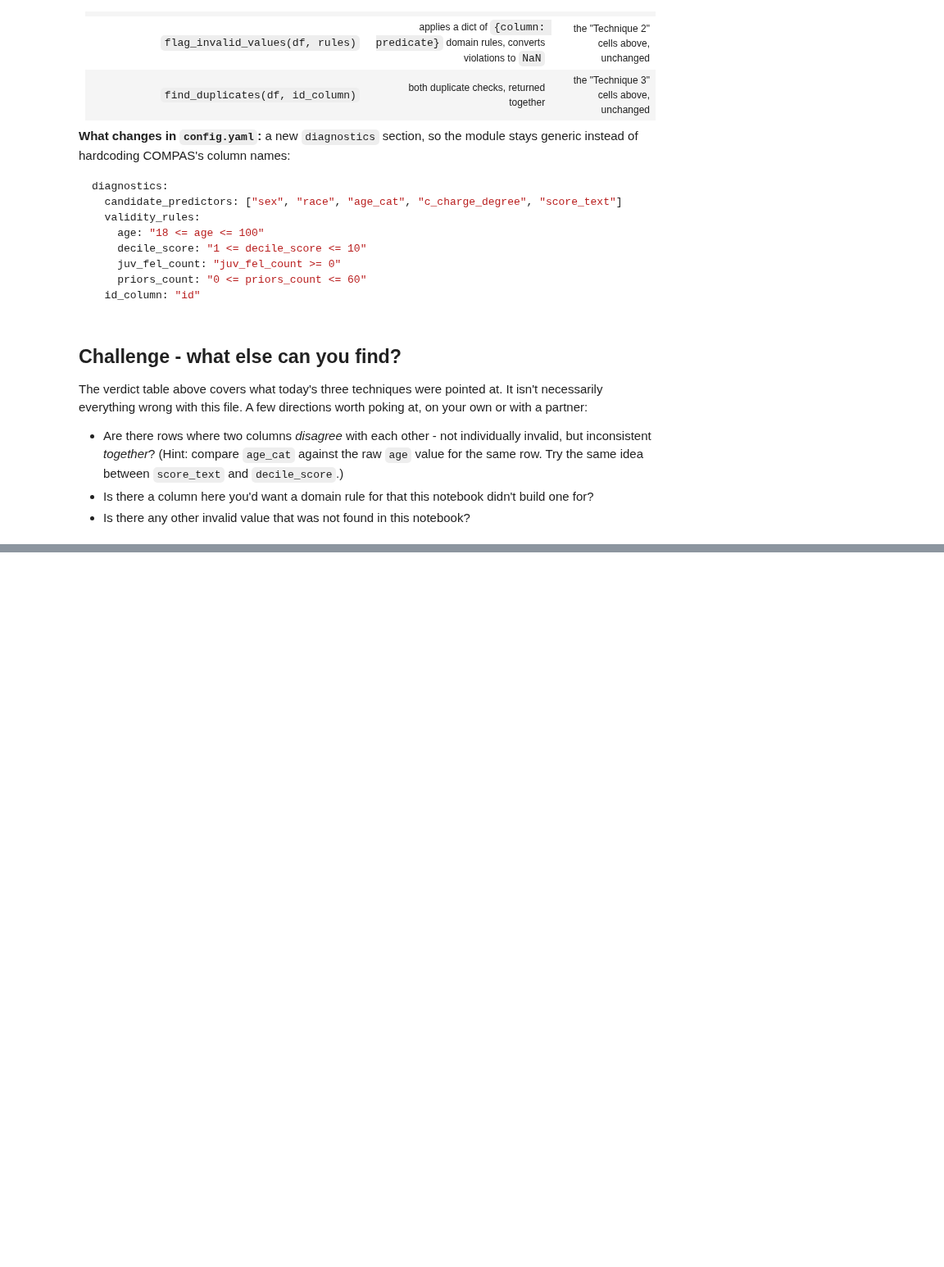
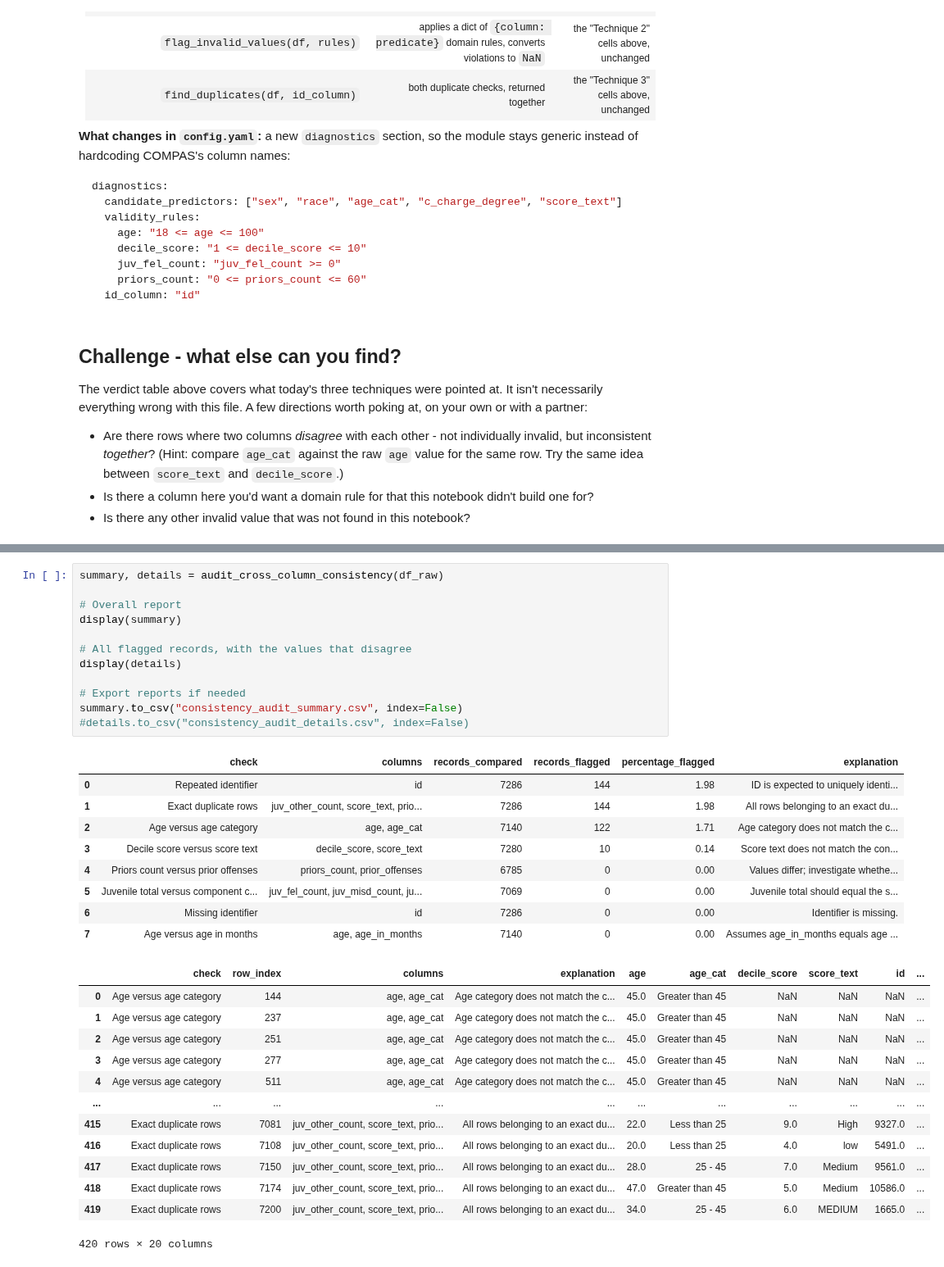
Before and after one commit to luisrafaelsoeiro/ETAI-Pipeline, a Jupyter notebook: notebooks/01_eda_introduction.ipynb, the cells around one changed output, grey strips where cells are left out. Shown at 82% size. Saved outputs shown, nothing was run; the diff lists cells and outputs as text; blank space fills up the shorter version.

```diff
--- a/notebooks/01_eda_introduction.ipynb
+++ b/notebooks/01_eda_introduction.ipynb
@@ -677,0 +965,35 @@ The verdict table above covers what today's three techniques were pointed at. It
+# %%
+summary, details = audit_cross_column_consistency(df_raw)
+
+# Overall report
+display(summary)
+
+# All flagged records, with the values that disagree
+display(details)
+
+# Export reports if needed
+summary.to_csv("consistency_audit_summary.csv", index=False)
+#details.to_csv("consistency_audit_details.csv", index=False)
+# %% [output]
+|  | check | columns | records_compared | records_flagged | percentage_flagged | explanation |
+| 0 | Repeated identifier | id | 7286 | 144 | 1.98 | ID is expected to uniquely identi... |
+| 1 | Exact duplicate rows | juv_other_count, score_text, prio... | 7286 | 144 | 1.98 | All rows belonging to an exact du... |
+| 2 | Age versus age category | age, age_cat | 7140 | 122 | 1.71 | Age category does not match the c... |
+| 3 | Decile score versus score text | decile_score, score_text | 7280 | 10 | 0.14 | Score text does not match the con... |
+| 4 | Priors count versus prior offenses | priors_count, prior_offenses | 6785 | 0 | 0.00 | Values differ; investigate whethe... |
+| 5 | Juvenile total versus component c... | juv_fel_count, juv_misd_count, ju... | 7069 | 0 | 0.00 | Juvenile total should equal the s... |
+| 6 | Missing identifier | id | 7286 | 0 | 0.00 | Identifier is missing. |
+| 7 | Age versus age in months | age, age_in_months | 7140 | 0 | 0.00 | Assumes age_in_months equals age ... |
+|  | check | row_index | columns | explanation | age | age_cat | decile_score | score_text | id | ... |
+| 0 | Age versus age category | 144 | age, age_cat | Age category does not match the c... | 45.0 | Greater than 45 | NaN | NaN | NaN | ... |
+| 1 | Age versus age category | 237 | age, age_cat | Age category does not match the c... | 45.0 | Greater than 45 | NaN | NaN | NaN | ... |
+| 2 | Age versus age category | 251 | age, age_cat | Age category does not match the c... | 45.0 | Greater than 45 | NaN | NaN | NaN | ... |
+| 3 | Age versus age category | 277 | age, age_cat | Age category does not match the c... | 45.0 | Greater than 45 | NaN | NaN | NaN | ... |
+| 4 | Age versus age category | 511 | age, age_cat | Age category does not match the c... | 45.0 | Greater than 45 | NaN | NaN | NaN | ... |
+| ... | ... | ... | ... | ... | ... | ... | ... | ... | ... | ... |
+| 415 | Exact duplicate rows | 7081 | juv_other_count, score_text, prio... | All rows belonging to an exact du... | 22.0 | Less than 25 | 9.0 | High | 9327.0 | ... |
+| 416 | Exact duplicate rows | 7108 | juv_other_count, score_text, prio... | All rows belonging to an exact du... | 20.0 | Less than 25 | 4.0 | low | 5491.0 | ... |
+| 417 | Exact duplicate rows | 7150 | juv_other_count, score_text, prio... | All rows belonging to an exact du... | 28.0 | 25 - 45 | 7.0 | Medium | 9561.0 | ... |
+| 418 | Exact duplicate rows | 7174 | juv_other_count, score_text, prio... | All rows belonging to an exact du... | 47.0 | Greater than 45 | 5.0 | Medium | 10586.0 | ... |
+| 419 | Exact duplicate rows | 7200 | juv_other_count, score_text, prio... | All rows belonging to an exact du... | 34.0 | 25 - 45 | 6.0 | MEDIUM | 1665.0 | ... |
+420 rows × 20 columns
```
Also changed, not shown: parts of 14 cells of this notebook, 3 other files.
